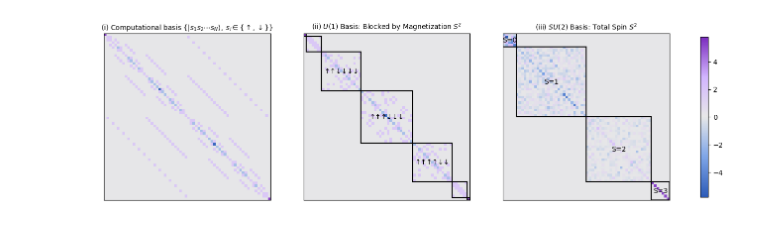
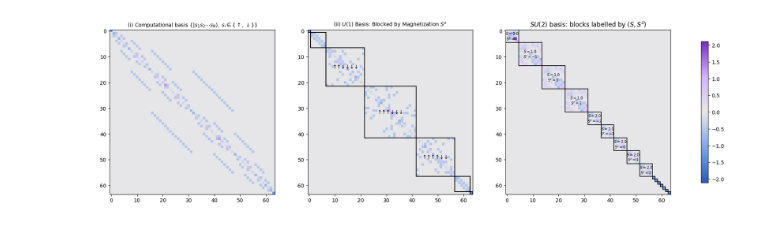
Before and after one commit to jkr11/bachelors-thesis, a Jupyter notebook: experiments/chain.ipynb, the cells around one changed output. Drawn from its saved outputs; the diff is of its cells as text; code cells hidden in the pictures.

Commit message:
chore: fix plots and diagonalization

```diff
--- a/experiments/chain.ipynb
+++ b/experiments/chain.ipynb
@@ -310,7 +376,7 @@ fig.savefig("plots/xxz_hamiltonian.png", dpi=300, bbox_inches="tight")
 # %%
-cmap = "Purples"
 import matplotlib.colors as colors
 
+N = 6
 
 def truncate_colormap(cmap, minval=0.0, maxval=1.0, n=100):
   # source: https://stackoverflow.com/a/18926541
@@ -323,18 +389,19 @@ def truncate_colormap(cmap, minval=0.0, maxval=1.0, n=100):
 from matplotlib.colors import LinearSegmentedColormap
 
 cmap = LinearSegmentedColormap.from_list(
-    "BlueGreyLilac",
-    [
-        "#2E5CB8",
-        "#7FA6E8",
-        "#E8E8E8",
-        "#D2B5FF",
-        "#7B2CBF",
-    ],
+  "BlueGreyLilac",
+  [
+    "#2E5CB8",
+    "#7FA6E8",
+    "#E8E8E8",
+    "#D2B5FF",
+    "#7B2CBF",
+  ],
 )
+#cmap = "coolwarm"
 
 cmapa = plt.get_cmap(cmap)
-cmapa = cmap
+cmapa =cmapa
 cmap = truncate_colormap(cmapa, 0.0, 1.0)
 
 
@@ -372,9 +439,7 @@ sorted_idx_S = np.argsort(S_vals_rounded)
 U_sorted = U_S2[:, sorted_idx_S]
 S_sorted = S_vals_rounded[sorted_idx_S]
 
-H_SU2 = U_sorted.T @ H_xxx @ U_sorted
-
-H_SU2[np.abs(H_SU2) < 1e-5] = 0.0
+#H_SU2 = U_sorted.T @ H_xxx @ U_sorted
 
 unique_S, counts_S = np.unique(S_sorted, return_counts=True)
 boundaries_S = np.cumsum([0] + list(counts_S))
@@ -389,7 +454,7 @@ lim = max(np.abs(H_xxx).max(), np.abs(H_U1).max(), np.abs(H_SU2).max())
 
 norm = TwoSlopeNorm(vmin=-lim, vcenter=0, vmax=lim)
 
-fig2, axs2 = plt.subplots(1, 3, figsize=(16, 6))
+fig2, axs2 = plt.subplots(1, 3, figsize=(21, 7))
 
 # im_norm = axs2[0].imshow(np.abs(H_xxx), cmap=cmap)
 im_norm = axs2[0].imshow(H_xxx, cmap=cmap, norm=norm)
@@ -403,54 +468,59 @@ axs2[0].set_title(
 im_u1 = axs2[1].imshow(H_U1, cmap=cmap, norm=norm)
 axs2[1].set_title(r"(ii) $U(1)$ Basis: Blocked by Magnetization $S^z$", fontsize=10)
 
 boundaries_sz = np.cumsum([0] + block_sizes)
 for i in range(len(boundaries_sz) - 1):
   start = boundaries_sz[i] - 0.5
   end = boundaries_sz[i + 1] - 0.5
   rect = patches.Rectangle((start, start), end - start, end - start, edgecolor="black", facecolor="none", linewidth=1.5, linestyle="-")
   axs2[1].add_patch(rect)
-  if Sz_labels[i] not in [-4, -3,-2,2, 3, 4]:
+  if Sz_labels[i] not in [-4, -3, -2, 2, 3, 4]:
     axs2[1].text(
       (start + end) / 2,
       (start + end) / 2,
       f"{basis_labels_sorted[i]}",
       color="black",
       ha="center",
       va="center",
       fontsize=10,
       bbox=dict(facecolor="none", alpha=0.8, edgecolor="none", pad=2),
     )
 
 # im_su2 = axs2[2].imshow(np.abs(H_SU2), cmap=cmap)
-im_su2 = axs2[2].imshow(H_SU2, cmap=cmap, norm=norm)
+im_su2 = axs2[2].imshow(np.real(H_SU2), cmap=cmap, norm=norm)
 
-axs2[2].set_title(r"(iii) $SU(2)$ Basis: Total Spin $S^2$", fontsize=10)
+axs2[2].set_title(r"$SU(2)$ basis: blocks labelled by $(S,S^z)$", fontsize=12)
 
-for i, S in enumerate(unique_S):
-  start = boundaries_S[i] - 0.5
-  end = boundaries_S[i + 1] - 0.5
-  rect = patches.Rectangle((start, start), end - start, end - start, edgecolor="black", facecolor="none", linewidth=1.5, linestyle="-")
+#axs2[2].set_xticks([])
+#axs2[2].set_yticks([])
+
+
+boundaries = [0]
+
+for i in range(1, len(SU2_labels)):
+  if SU2_labels[i] != SU2_labels[i - 1]:
+    boundaries.append(i)
+
+boundaries.append(len(SU2_labels))
+
+
+for i in range(len(boundaries) - 1):
+  start = boundaries[i] - 0.5
+  end = boundaries[i + 1] - 0.5
+
+  rect = patches.Rectangle((start, start), end - start, end - start, edgecolor="black", facecolor="none", linewidth=1.2)
+
   axs2[2].add_patch(rect)
 
-  axs2[2].text(
-    (start + end) / 2,
-    (start + end) / 2,
-    f"S={S}",
-    color="black",
-    ha="center",
-    va="center",
-    fontsize=10,
-    bbox=dict(facecolor="none", alpha=0.8, edgecolor="none", pad=2),
-  )
-
-for ax in axs2:
-  ax.set_xticks([])
-  ax.set_yticks([])
+  S, Sz = SU2_labels[boundaries[i]]
+  if S >= 3:
+    continue
+  axs2[2].text((start + end) / 2, (start + end) / 2, rf"$S={S}$" + "\n" + rf"$S^z={int(Sz)}$", ha="center", va="center", fontsize=7)
 
 cbar2 = fig2.colorbar(im_su2, ax=axs2, location="right", fraction=0.03, shrink=0.7)
 plt.show()
 
-fig2.savefig("plots/su2_block_structure.pdf", dpi=300, bbox_inches="tight")
-fig2.savefig("plots/su2_block_structure.png", dpi=300, bbox_inches="tight")
+fig2.savefig("plots/su2_block_structure.pdf", dpi=300, bbox_inches='tight',)
+fig2.savefig("plots/su2_block_structure.png", dpi=300, bbox_inches='tight',)
 # %% [output]
-[figure, old version]
+[figure, new version]
```
Also changed, not shown: parts of 13 cells of this notebook, 7 other files.
